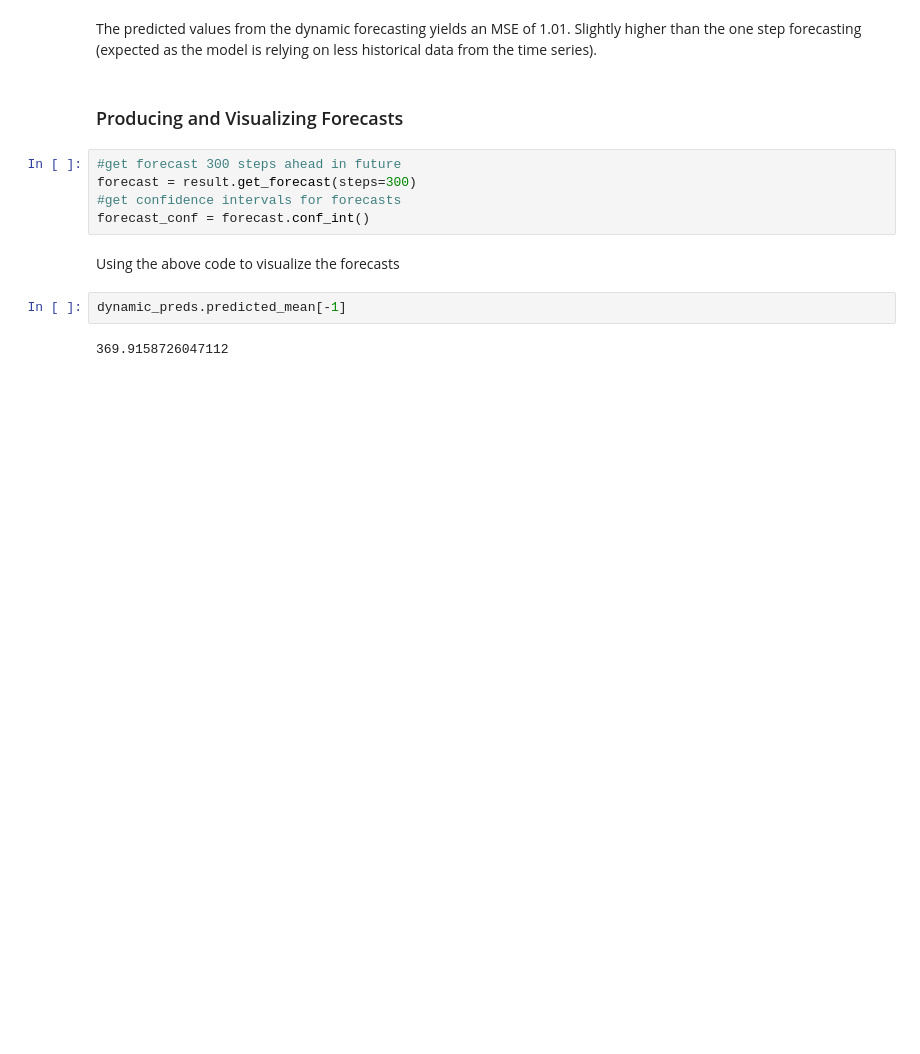
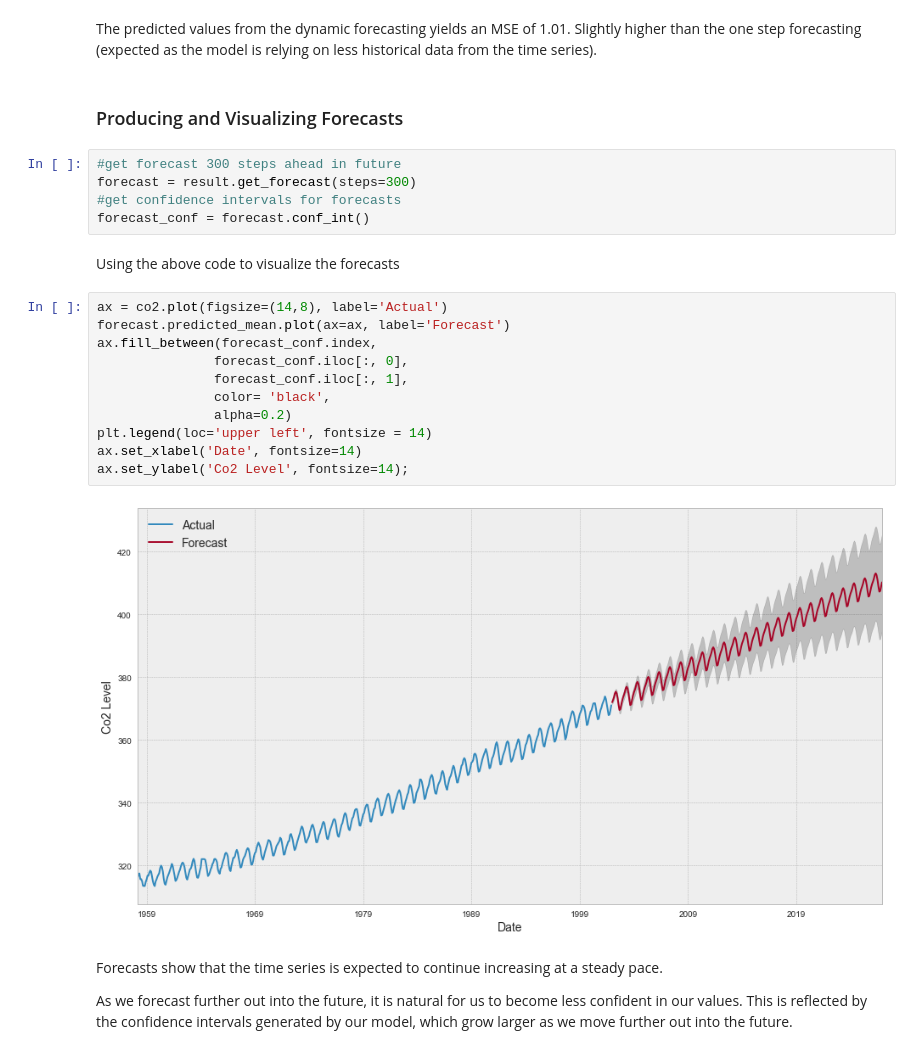
Before and after one commit to luluvalakdawala/Co2_forecasting, a Jupyter notebook: seasonal_arima_models.ipynb, the cells around one changed output. Saved outputs shown, nothing was run; the diff lists cells and outputs as text; blank space fills up the shorter version.

Commit message:
end of forecasting

```diff
--- a/arima_models.ipynb
+++ b/seasonal_arima_models.ipynb
@@ -323,7 +327,20 @@ forecast = result.get_forecast(steps=300)
 forecast_conf = forecast.conf_int()
 # %% [markdown]
 Using the above code to visualize the forecasts
-# %%
-dynamic_preds.predicted_mean[-1]
-# %% [output]
-369.9158726047112
+# %%
+ax = co2.plot(figsize=(14,8), label='Actual')
+forecast.predicted_mean.plot(ax=ax, label='Forecast')
+ax.fill_between(forecast_conf.index,
+               forecast_conf.iloc[:, 0],
+               forecast_conf.iloc[:, 1],
+               color= 'black',
+               alpha=0.2)
+plt.legend(loc='upper left', fontsize = 14)
+ax.set_xlabel('Date', fontsize=14)
+ax.set_ylabel('Co2 Level', fontsize=14);
+# %% [output]
+[figure, added]
+# %% [markdown]
+Forecasts show that the time series is expected to continue increasing at a steady pace.
+
+As we forecast further out into the future, it is natural for us to become less confident in our values. This is reflected by the confidence intervals generated by our model, which grow larger as we move further out into the future.
```
Also changed, not shown: parts of 3 cells of this notebook, 1 other file.
